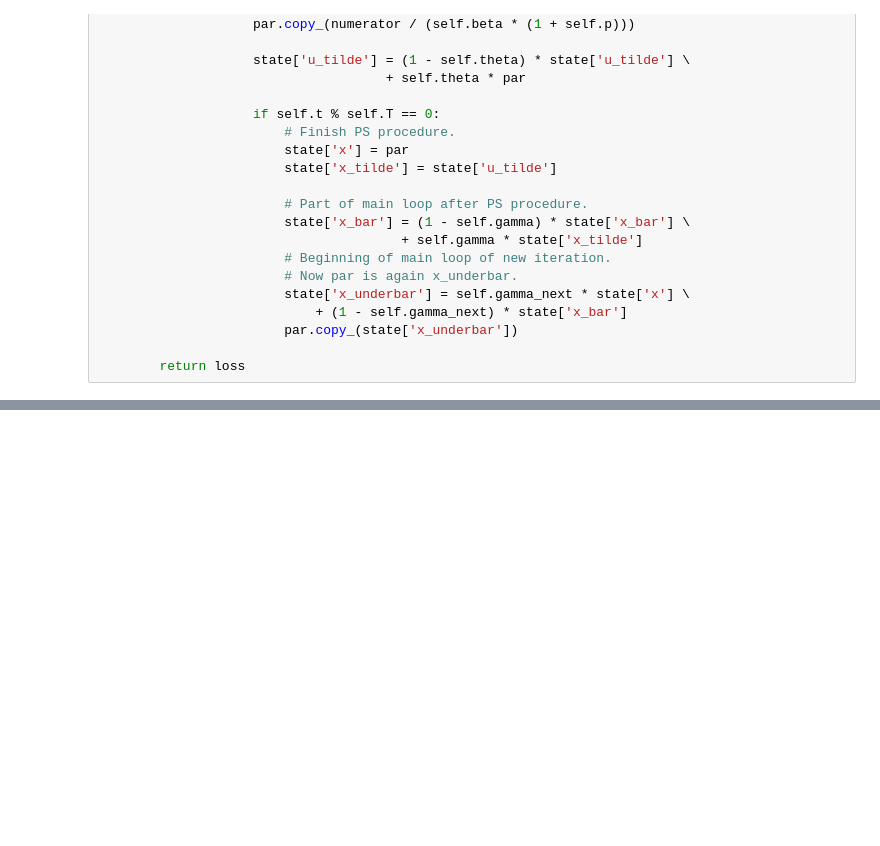
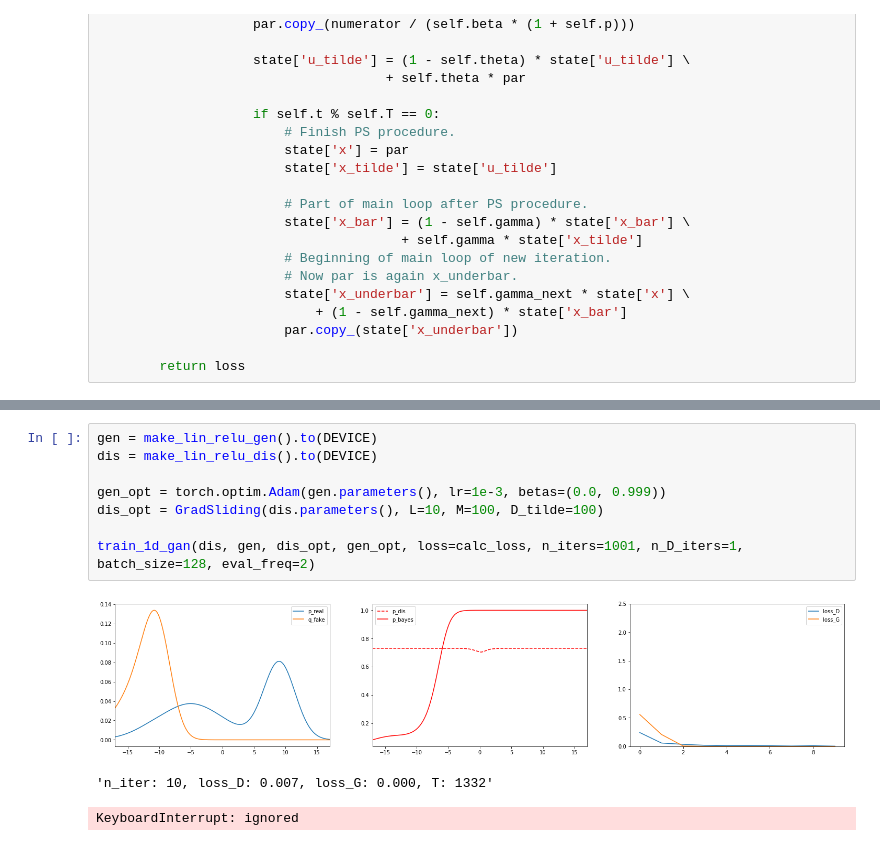
Before and after one commit to Rezyapkin-Vyacheslav/gan-optimization, a Jupyter notebook: 1d_gan.ipynb, the cells around one changed output, grey strips where cells are left out. Drawn from its saved outputs; the diff is of its cells as text; blank space fills up the shorter version.

```diff
--- a/1d_gan.ipynb
+++ b/1d_gan.ipynb
@@ -384 +396,13 @@ def train_1d_gan(dis, gen, dis_opt, gen_opt, train_dis = train_dis, loss = calc_
+# %%
+gen = make_lin_relu_gen().to(DEVICE)
+dis = make_lin_relu_dis().to(DEVICE)
+
+gen_opt = torch.optim.Adam(gen.parameters(), lr=1e-3, betas=(0.0, 0.999))
+dis_opt = GradSliding(dis.parameters(), L=10, M=100, D_tilde=100)
+
+train_1d_gan(dis, gen, dis_opt, gen_opt, loss=calc_loss, n_iters=1001, n_D_iters=1, batch_size=128, eval_freq=2)
+# %% [output]
+[figure, added]
+'n_iter: 10, loss_D: 0.007, loss_G: 0.000, T: 1332'
+KeyboardInterrupt: ignored
 # %%
```
Also changed, not shown: parts of 6 cells of this notebook.
